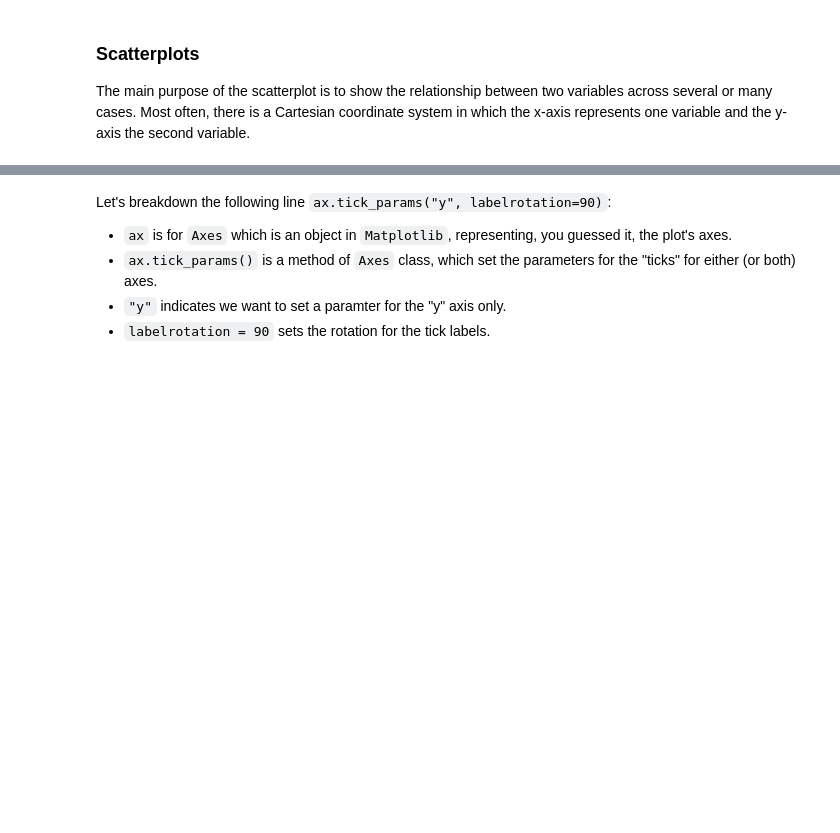
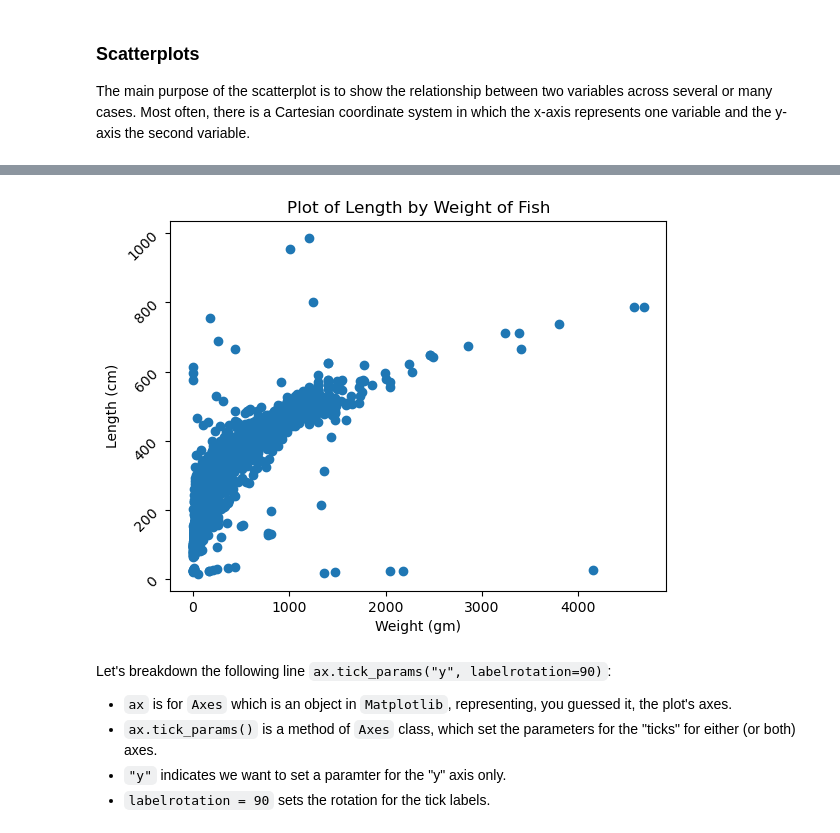
Before and after one commit to saramannheimer/data-science-r-workshops, a Jupyter notebook: Introduction to Python/AY 2024-2025/IntroPython.ipynb, the cells around one changed output, grey strips where cells are left out. Cells and saved outputs as stored; diff of their text form; code cells hidden in the pictures; blank space fills up the shorter version.

```diff
--- a/Introduction to Python/AY 2024-2025/IntroPython.ipynb
+++ b/Introduction to Python/AY 2024-2025/IntroPython.ipynb
@@ -942,12 +1250,14 @@ plt.show()
 # %%
 #import matplotlib.pyplot as plt
 fig, ax = plt.subplots() # creates a new figure and an axes object to plot data on
 ax.scatter(BlackfootFish_clean['weight'], BlackfootFish_clean['length'])
 ax.set_xlabel('Weight (gm)') # adding in axis labels
 ax.set_ylabel('Length (cm)')
-ax.tick_params("y", labelrotation=90)
-ax.set_title('Plot of Length by Weight of ...') # adds a title
+ax.tick_params("y", labelrotation=45)
+ax.set_title('Plot of Length by Weight of Fish') # adds a title
 plt.show()
+# %% [output]
+[figure, added]
 # %% [markdown]
 Let's breakdown the following line `ax.tick_params("y", labelrotation=90)`:
 
```
Also changed, not shown: parts of 54 cells of this notebook, 47 other files.
